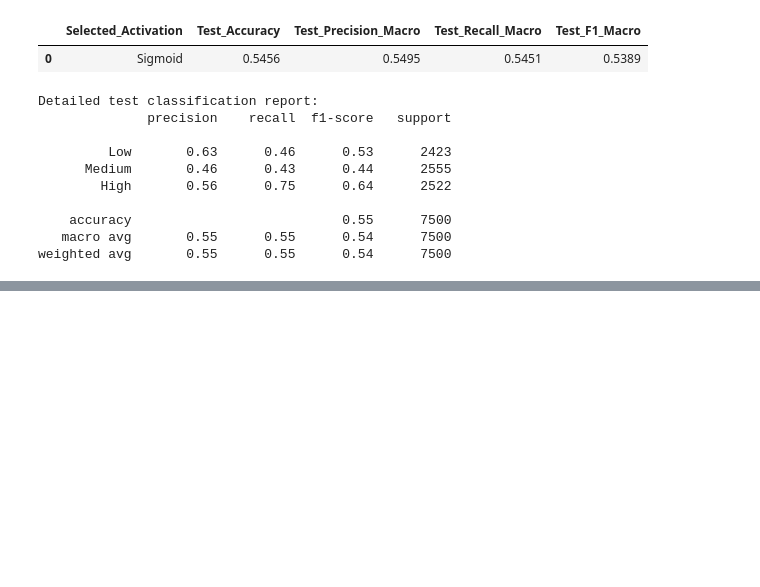
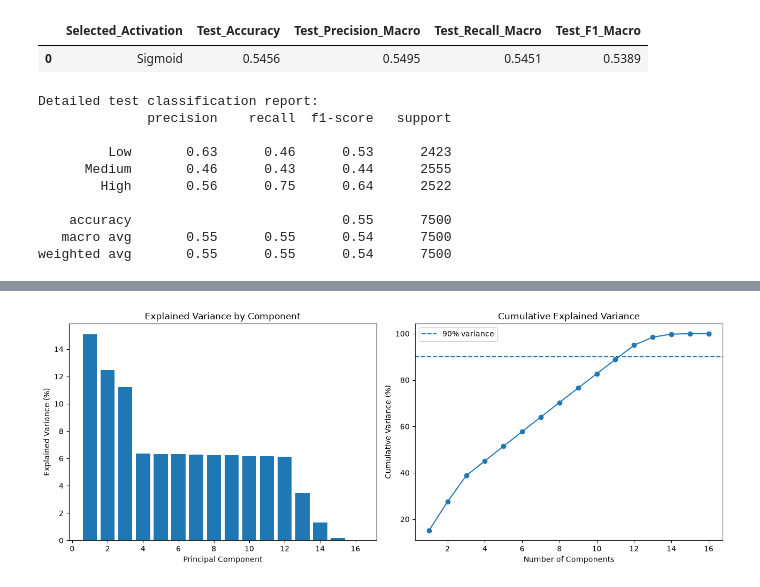
Before and after one commit to rajnityanand/Dukaan-Ai, a Jupyter notebook: notebooks/08_PCA.ipynb, the cells around one changed output, grey strips where cells are left out. Drawn from its saved outputs; the diff is of its cells as text; code cells hidden in the pictures; blank space fills up the shorter version.

```diff
--- a/notebooks/08_PCA.ipynb
+++ b/notebooks/08_PCA.ipynb
@@ -427,0 +543,40 @@ weighted avg       0.55      0.55      0.54      7500
+# %%
+
+# ==========================================
+# DAY 7 - CELL 32: EXPLAINED VARIANCE PLOTS
+# ==========================================
+
+component_numbers = np.arange(
+    1,
+    len(pca_full.explained_variance_ratio_) + 1
+)
+
+fig, axes = plt.subplots(1, 2, figsize=(13, 5))
+
+axes[0].bar(
+    component_numbers,
+    pca_full.explained_variance_ratio_ * 100
+)
+axes[0].set_title("Explained Variance by Component")
+axes[0].set_xlabel("Principal Component")
+axes[0].set_ylabel("Explained Variance (%)")
+
+axes[1].plot(
+    component_numbers,
+    np.cumsum(pca_full.explained_variance_ratio_) * 100,
+    marker="o"
+)
+axes[1].axhline(
+    y=90,
+    linestyle="--",
+    label="90% variance"
+)
+axes[1].set_title("Cumulative Explained Variance")
+axes[1].set_xlabel("Number of Components")
+axes[1].set_ylabel("Cumulative Variance (%)")
+axes[1].legend()
+
+plt.tight_layout()
+plt.show()
+# %% [output]
+[figure, added]
```
Also changed, not shown: parts of 5 cells of this notebook, 6 other files.
